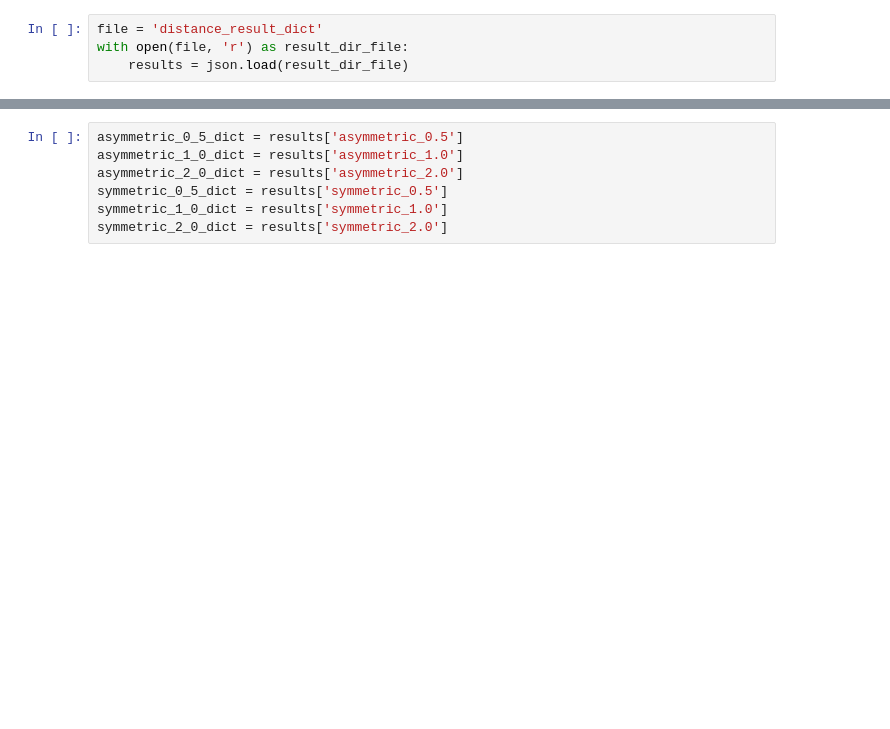
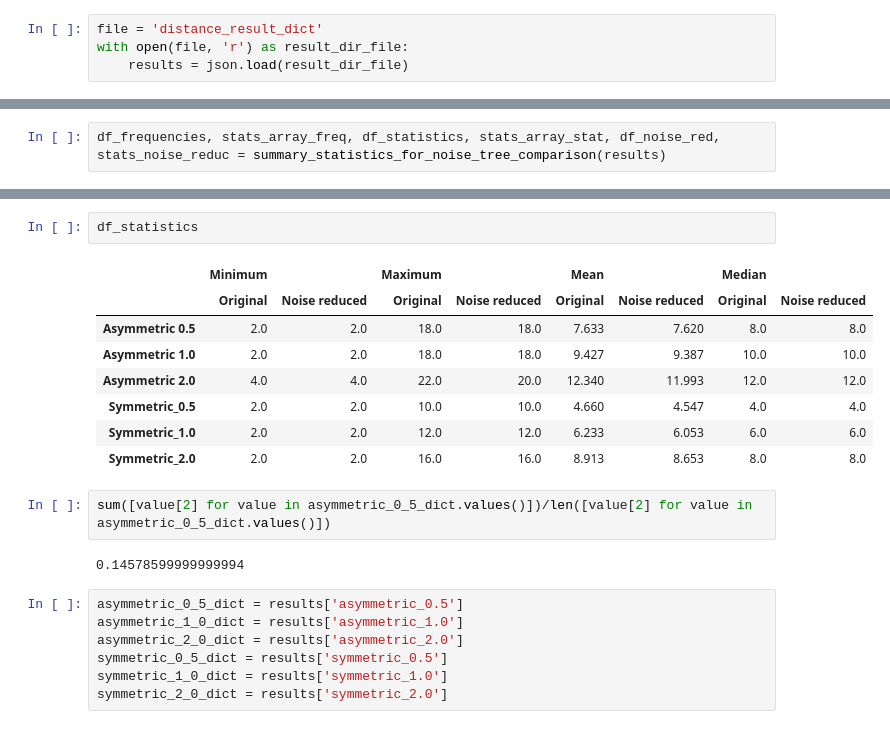
Before and after one commit to msarrias/protein-multial-noise-reduction, a Jupyter notebook: results/results.ipynb, the cells around one changed output, grey strips where cells are left out. Drawn from its saved outputs; the diff is of its cells as text; blank space fills up the shorter version.

Commit message:
added results

```diff
--- a/results/results.ipynb
+++ b/results/results.ipynb
@@ -51,0 +75,2 @@ asymmetric_0_5_dict_summ
+# %%
+df_frequencies, stats_array_freq, df_statistics, stats_array_stat, df_noise_red, stats_noise_reduc = summary_statistics_for_noise_tree_comparison(results)
@@ -52,3 +97,18 @@ asymmetric_0_5_dict_summ
+# %%
+df_statistics
+# %% [output]
+|  | Minimum |  | Maximum |  | Mean |  | Median |  |
+|  | Original | Noise reduced | Original | Noise reduced | Original | Noise reduced | Original | Noise reduced |
+| Asymmetric 0.5 | 2.0 | 2.0 | 18.0 | 18.0 | 7.633 | 7.620 | 8.0 | 8.0 |
+| Asymmetric 1.0 | 2.0 | 2.0 | 18.0 | 18.0 | 9.427 | 9.387 | 10.0 | 10.0 |
+| Asymmetric 2.0 | 4.0 | 4.0 | 22.0 | 20.0 | 12.340 | 11.993 | 12.0 | 12.0 |
+| Symmetric_0.5 | 2.0 | 2.0 | 10.0 | 10.0 | 4.660 | 4.547 | 4.0 | 4.0 |
+| Symmetric_1.0 | 2.0 | 2.0 | 12.0 | 12.0 | 6.233 | 6.053 | 6.0 | 6.0 |
+| Symmetric_2.0 | 2.0 | 2.0 | 16.0 | 16.0 | 8.913 | 8.653 | 8.0 | 8.0 |
+# %%
+sum([value[2] for value in asymmetric_0_5_dict.values()])/len([value[2] for value in asymmetric_0_5_dict.values()])
+# %% [output]
+0.14578599999999994
 # %%
 asymmetric_0_5_dict = results['asymmetric_0.5']
 asymmetric_1_0_dict = results['asymmetric_1.0']
```
Also changed, not shown: parts of 36 cells of this notebook, 14 other files.
